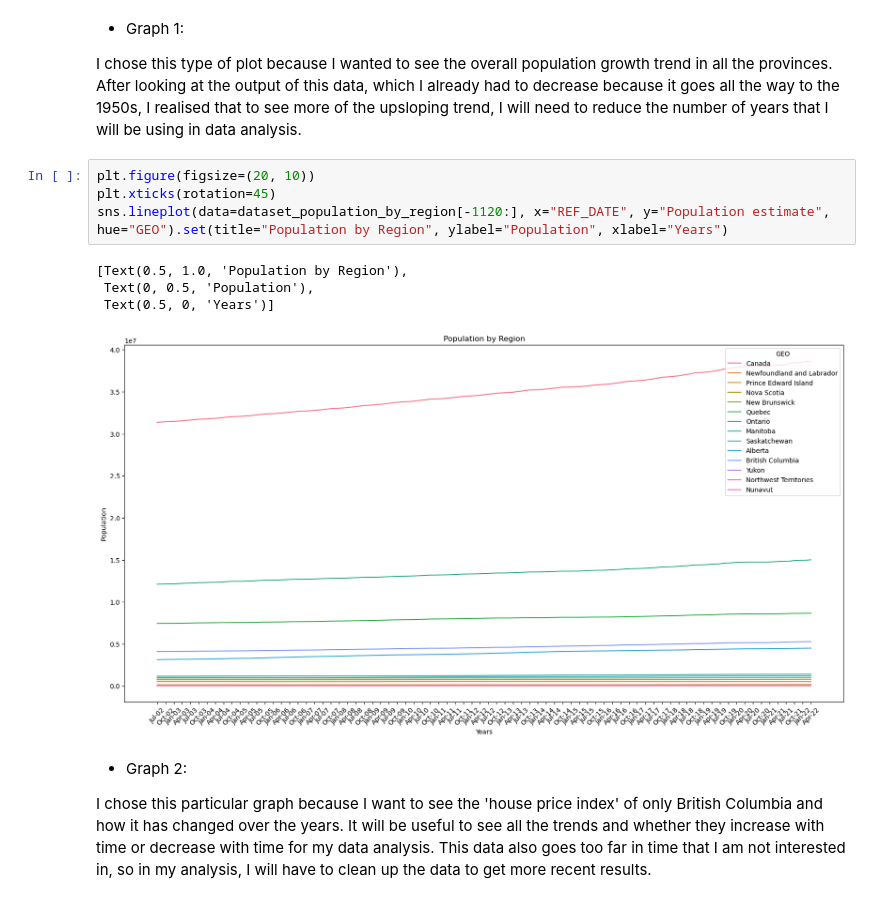
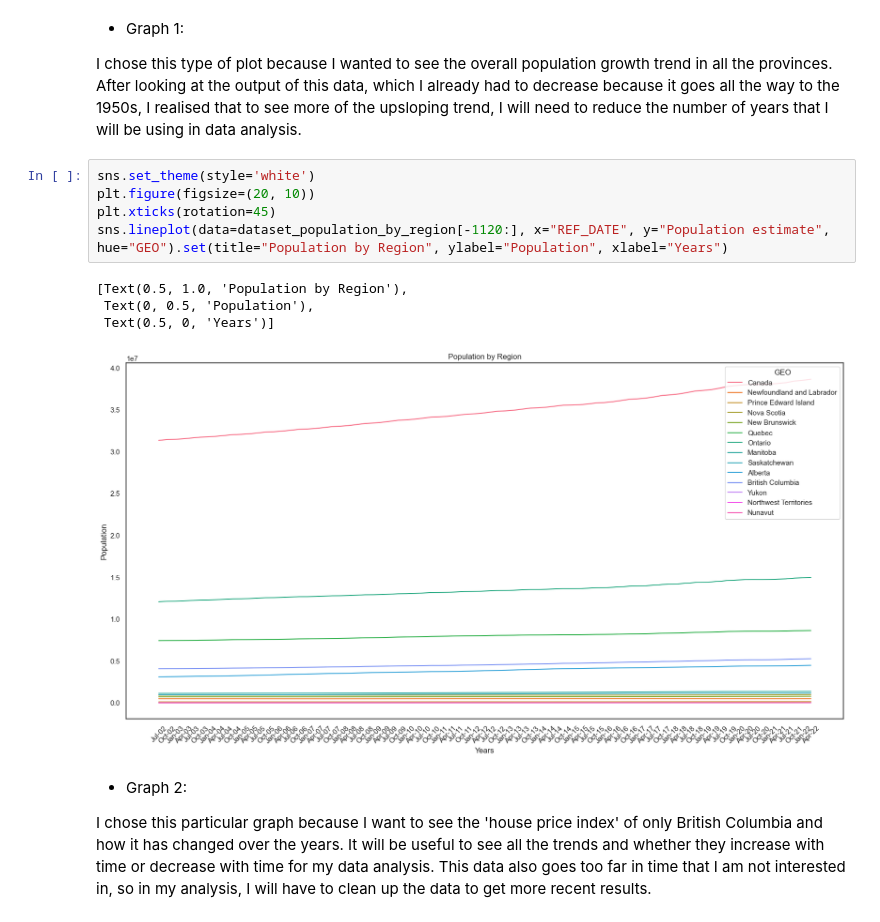
Before and after one commit to ubco-W2022T1-cosc301/group13, a Jupyter notebook: notebooks/analysis2.ipynb, the cells around one changed output. Saved outputs shown, nothing was run; the diff lists cells and outputs as text.

```diff
--- a/notebooks/analysis2.ipynb
+++ b/notebooks/analysis2.ipynb
@@ -103,14 +103,15 @@ array(['Canada', 'Newfoundland and Labrador', 'Prince Edward Island',
 
 I chose this type of plot because I wanted to see the overall population growth trend in all the provinces. After looking at the output of this data, which I already had to decrease because it goes all the way to the 1950s, I realised that to see more of the upsloping trend, I will need to reduce the number of years that I will be using in data analysis.
 # %%
+sns.set_theme(style='white')
 plt.figure(figsize=(20, 10))
 plt.xticks(rotation=45)
 sns.lineplot(data=dataset_population_by_region[-1120:], x="REF_DATE", y="Population estimate", hue="GEO").set(title="Population by Region", ylabel="Population", xlabel="Years")
 # %% [output]
 [Text(0.5, 1.0, 'Population by Region'),
  Text(0, 0.5, 'Population'),
  Text(0.5, 0, 'Years')]
-[figure, old version]
+[figure, new version]
 # %% [markdown]
 - Graph 2:
 
```
Also changed, not shown: parts of 12 cells of this notebook, 8 other files.
